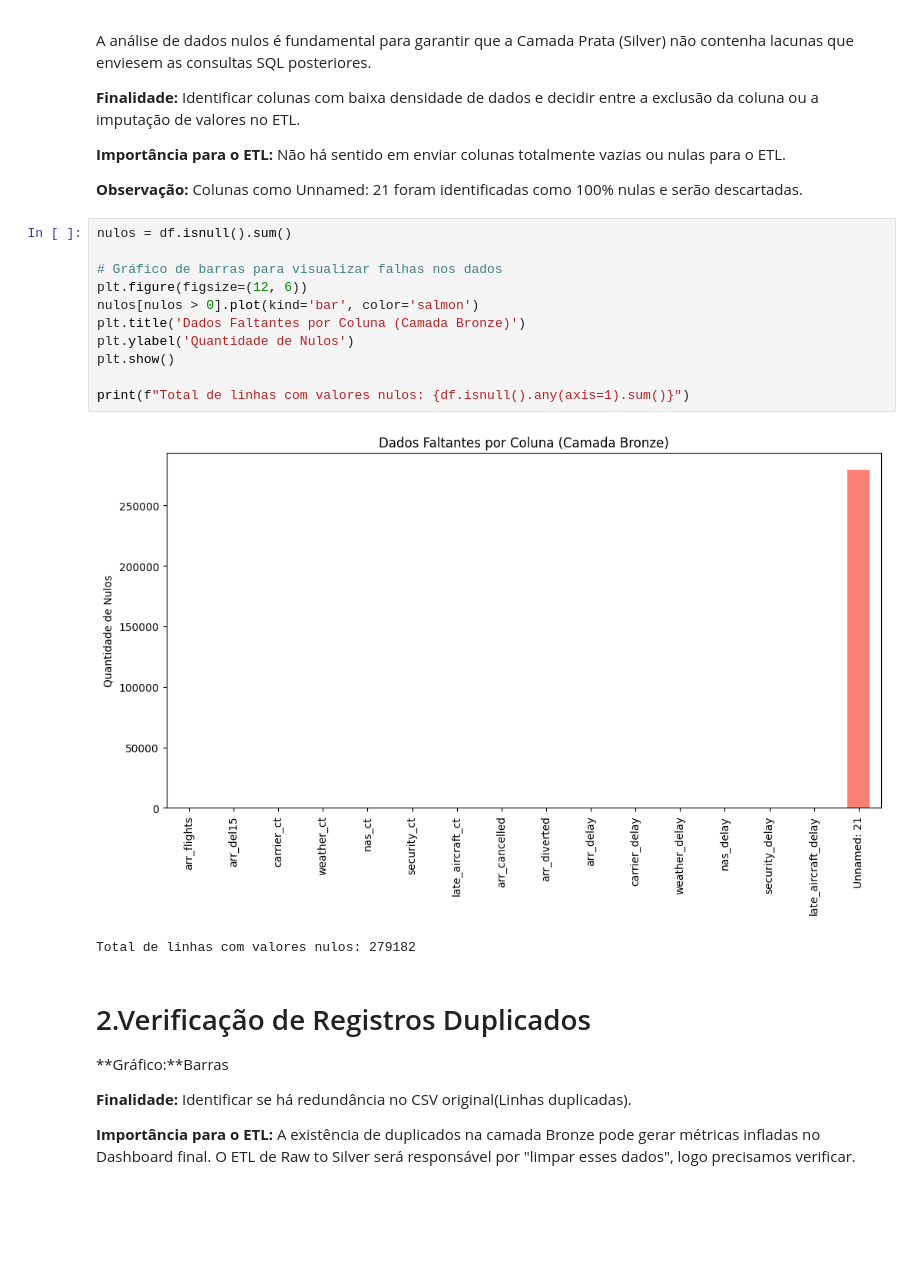
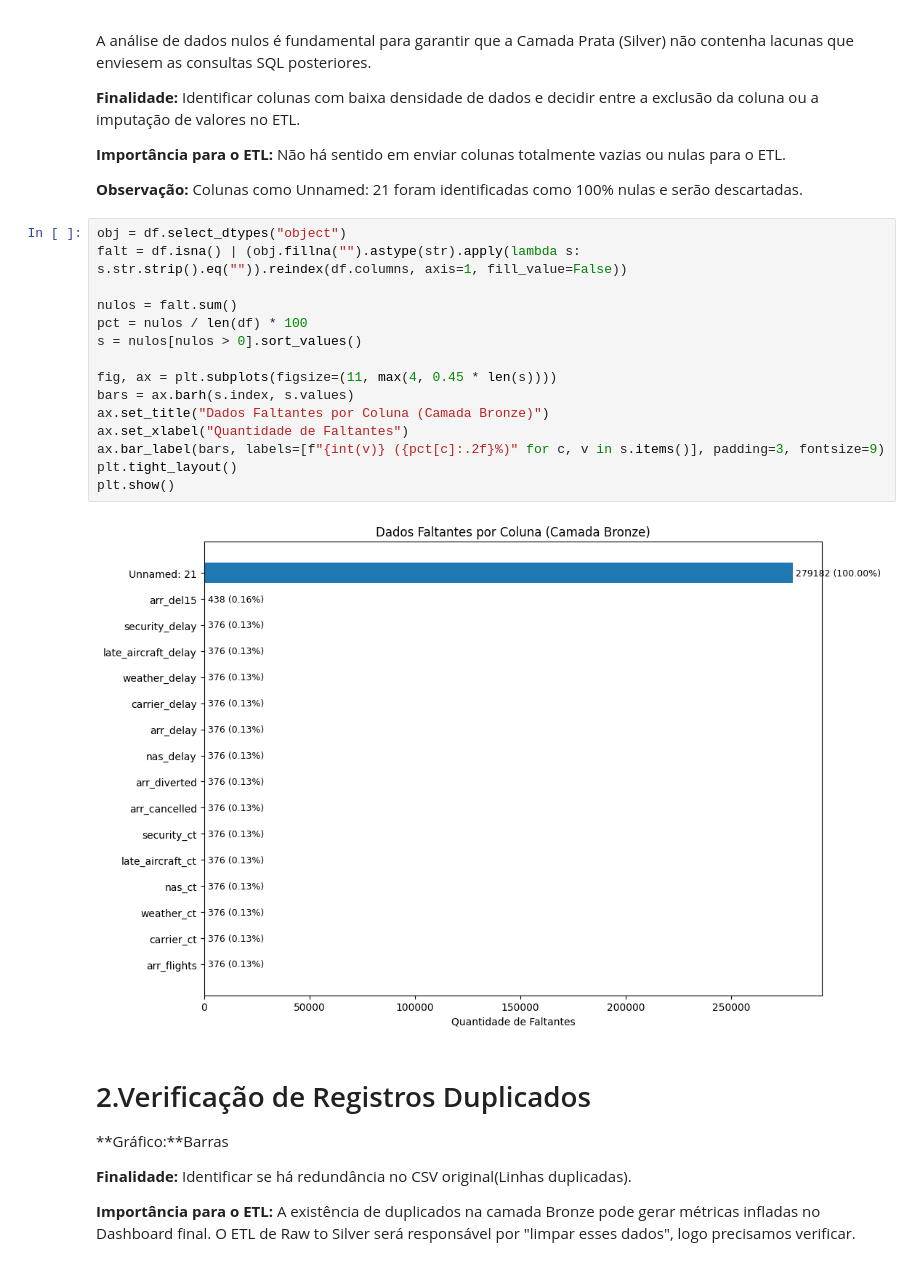
Before and after one commit to joseandre25/airline-delay-causes-vizualization, a Jupyter notebook: Data Layer/raw/analytcs.ipynb, the cells around one changed output. Drawn from its saved outputs; the diff is of its cells as text; blank space fills up the shorter version.

```diff
--- a/Data Layer/raw/analytcs.ipynb
+++ b/Data Layer/raw/analytcs.ipynb
@@ -20,19 +21,22 @@ A análise de dados nulos é fundamental para garantir que a Camada Prata (Silve
 
 **Observação:** Colunas como Unnamed: 21 foram identificadas como 100% nulas e serão descartadas.
 # %%
-nulos = df.isnull().sum()
+obj = df.select_dtypes("object")
+falt = df.isna() | (obj.fillna("").astype(str).apply(lambda s: s.str.strip().eq("")).reindex(df.columns, axis=1, fill_value=False))
 
-# Gráfico de barras para visualizar falhas nos dados
-plt.figure(figsize=(12, 6))
-nulos[nulos > 0].plot(kind='bar', color='salmon')
-plt.title('Dados Faltantes por Coluna (Camada Bronze)')
-plt.ylabel('Quantidade de Nulos')
+nulos = falt.sum()
+pct = nulos / len(df) * 100
+s = nulos[nulos > 0].sort_values()
+
+fig, ax = plt.subplots(figsize=(11, max(4, 0.45 * len(s))))
+bars = ax.barh(s.index, s.values)
+ax.set_title("Dados Faltantes por Coluna (Camada Bronze)")
+ax.set_xlabel("Quantidade de Faltantes")
+ax.bar_label(bars, labels=[f"{int(v)} ({pct[c]:.2f}%)" for c, v in s.items()], padding=3, fontsize=9)
+plt.tight_layout()
 plt.show()
-
-print(f"Total de linhas com valores nulos: {df.isnull().any(axis=1).sum()}")
 # %% [output]
-[figure, old version]
+[figure, new version]
-Total de linhas com valores nulos: 279182
 # %% [markdown]
 # 2.Verificação de Registros Duplicados
 
```
Also changed, not shown: parts of 4 cells of this notebook.
